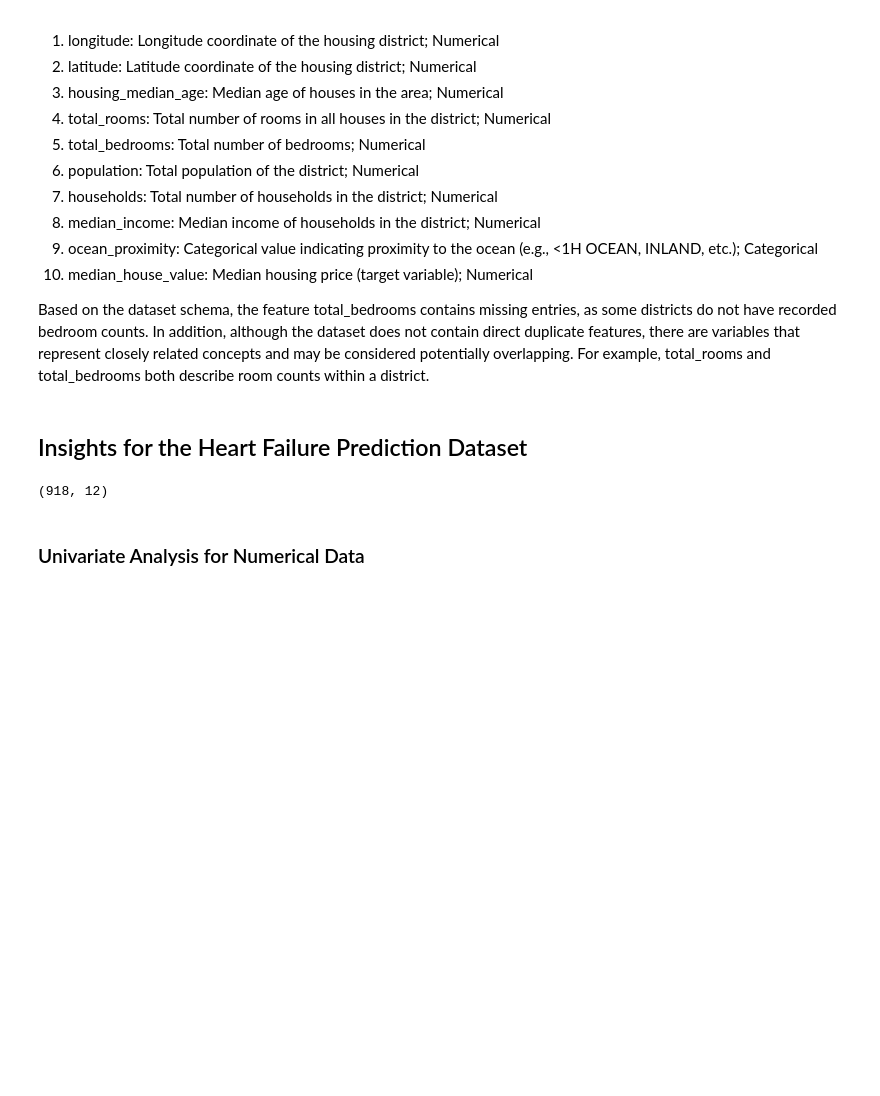
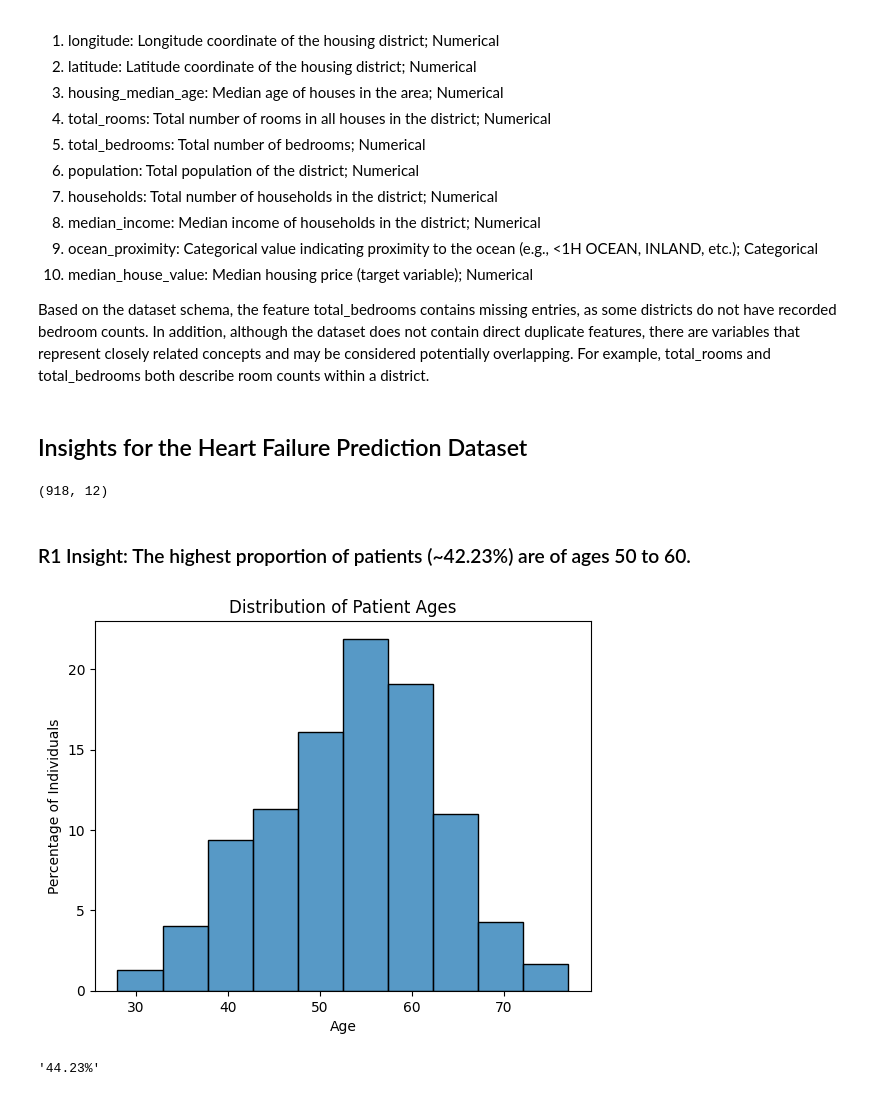
Before and after one commit to michaelmassaad02/CSI4142_Assignment1, a Jupyter notebook: CSI4142-Assignment1.ipynb, the cells around one changed output. Drawn from its saved outputs; the diff is of its cells as text; code cells hidden in the pictures; blank space fills up the shorter version.

```diff
--- a/CSI4142-Assignment1.ipynb
+++ b/CSI4142-Assignment1.ipynb
@@ -72,11 +72,32 @@ import pandas as pd
 import seaborn as sns
 import matplotlib.pyplot as plt
 
-heart_url = "https://raw.githubusercontent.com/xpy-10/DataSet/main/heart.csv" #insert the csv url for the DataSet
+heart_url = "https://raw.githubusercontent.com/michaelmassaad02/CSI4142_Assignment1/refs/heads/main/heart.csv"
 heart_failure = pd.read_csv(heart_url)
 
 heart_failure.shape
 # %% [output]
 (918, 12)
 # %% [markdown]
-### Univariate Analysis for Numerical Data
+### R1 Insight: The highest proportion of patients (~42.23%) are of ages 50 to 60.
+# %%
+sns.histplot(data=heart_failure, x = "Age",bins=10, stat = "percent")
+
+plt.title("Distribution of Patient Ages")
+plt.ylabel("Percentage of Individuals")
+plt.show()
+# %% [output]
+[figure, added]
+# %%
+# total number of rows
+total = len(heart_failure)
+
+# count how many ages are between 50 and 60 (inclusive)
+count_50_60 = heart_failure[(heart_failure["Age"] >= 50) & (heart_failure["Age"] <= 60)].shape[0]
+
+# compute percentage
+percentage_50_60 = (count_50_60 / total) * 100
+
+f"{percentage_50_60:.2f}%"
+# %% [output]
+'44.23%'
```
Also changed, not shown: parts of 28 cells of this notebook.
